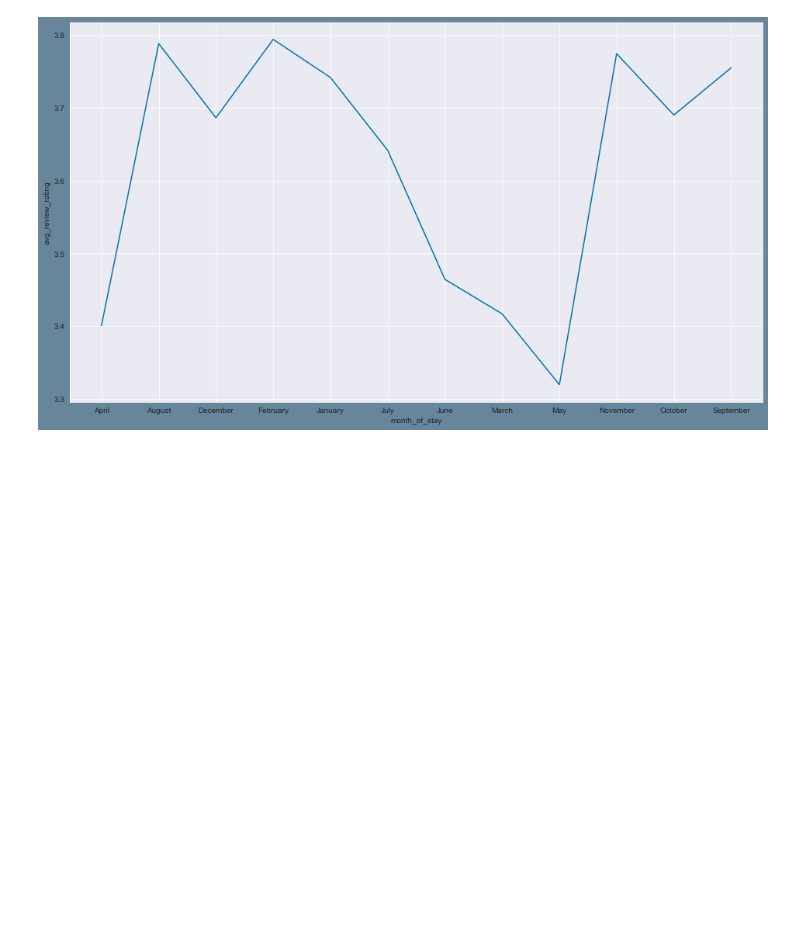
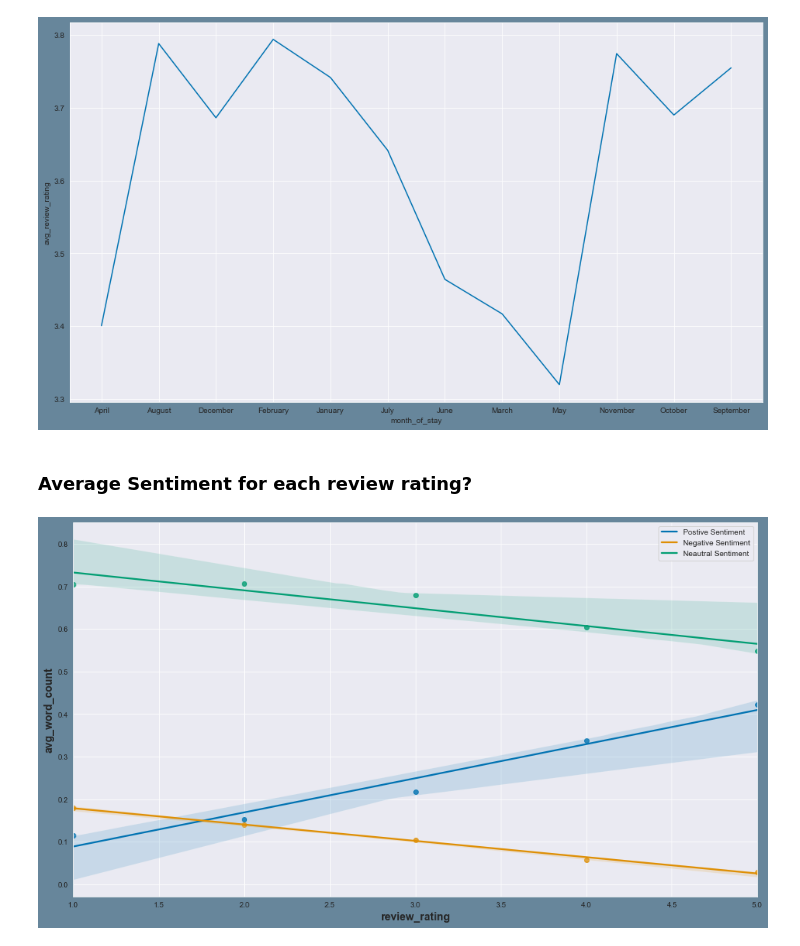
Before and after one commit to carterrxavier/Project_Rate_my_review, a Jupyter notebook: initial_notebook.ipynb, the cells around one changed output. Cells and saved outputs as stored; diff of their text form; code cells hidden in the pictures; blank space fills up the shorter version.

```diff
--- a/initial_notebook.ipynb
+++ b/initial_notebook.ipynb
@@ -238,3 +236,18 @@ sns.lineplot(data=group, x = 'month_of_stay', y = 'avg_review_rating')
 plt.show()
 # %% [output]
 [figure]
+# %% [markdown]
+### Average Sentiment for each review rating?
+# %%
+plt.figure(figsize=(16,9),facecolor='#67869b')
+group = train.groupby(['review_rating']).agg(avg_pos_sent =("positive_sentiment", 'mean'), avg_neg_sent =('negative_sentiment', 'mean'), avg_neu_sent =('neatral_sentiment', 'mean'))
+group = group.reset_index()
+sns.regplot(data=group, x = 'review_rating', y = 'avg_pos_sent')
+sns.regplot(data=group, x = 'review_rating', y = 'avg_neg_sent')
+sns.regplot(data=group, x = 'review_rating', y = 'avg_neu_sent')
+plt.xlabel('review_rating',fontweight='bold', fontsize=14)
+plt.ylabel('avg_word_count',fontweight='bold', fontsize=14)
+plt.legend(labels=['Postive Sentiment','Negative Sentiment','Neautral Sentiment'])
+plt.show()
+# %% [output]
+[figure, added]
```
Also changed, not shown: parts of 5 cells of this notebook.
